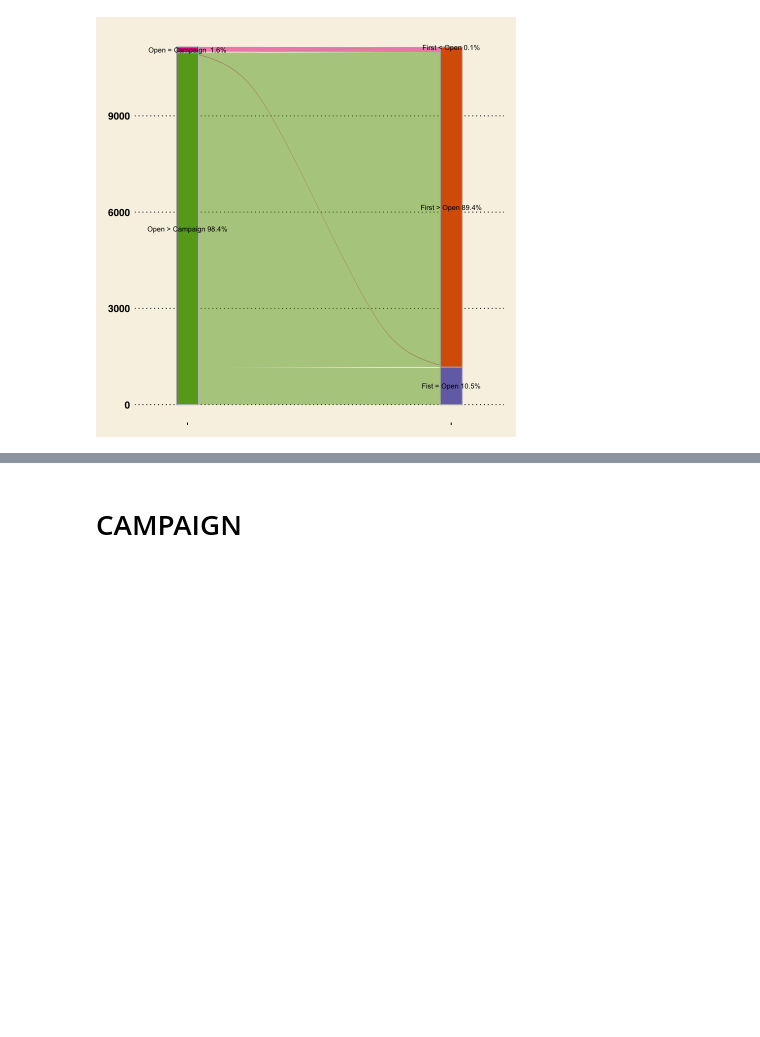
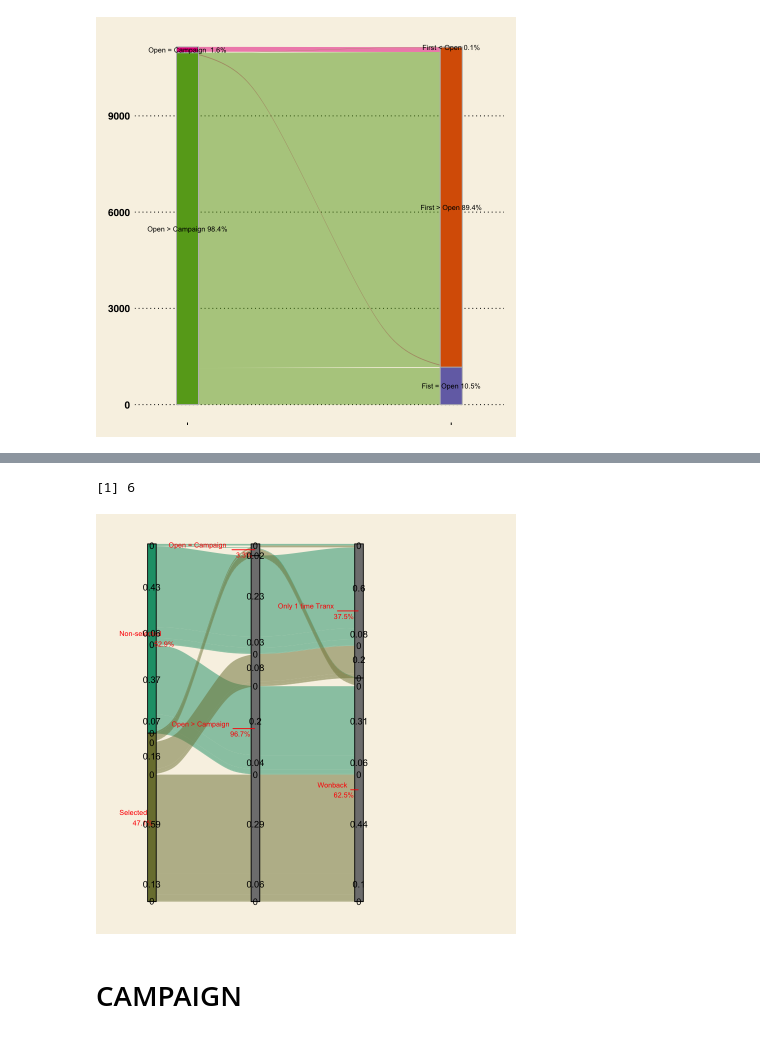
Before and after one commit to VIB-DSC-Data/Topup-dashboard, a Jupyter notebook: Lab1.ipynb, the cells around one changed output, grey strips where cells are left out. Saved outputs shown, nothing was run; the diff lists cells and outputs as text; code cells hidden in the pictures; blank space fills up the shorter version.

```diff
--- a/Lab1.ipynb
+++ b/Lab1.ipynb
@@ -537,0 +658,9 @@ ggplot(after2, aes(y = Freq, axis1 = State1, axis2 = State2)) +
+# %%
+newdat <- layer_data(g)
+# newdat <- newdat[newdat$side == "start", ]
+split <- split(newdat, interaction(newdat$stratum, newdat$x))
+split <- lapply(split, function(dat) {
+  dat$label <- dat$label / sum(dat$label)
+  dat
+})
+newdat <- do.call(rbind, split)
@@ -538,3 +749,36 @@ ggplot(after2, aes(y = Freq, axis1 = State1, axis2 = State2)) +
+# %%
+t <- newdat %>% filter(!duplicated(label))
+sum(newdat$label)
+# %% [output]
+[1] 6
+# %%
+ ggplot(after2, aes(y = Freq, axis1 = State0, axis2 = State1, axis3 = State2, label = Perc)) +
+  geom_alluvium(aes(fill = State0), width = 0) +
+  geom_stratum(width = 1/12, aes(fill = State0), color = "black") +
+  # geom_label(stat = "stratum", aes(label = paste(after_stat(stratum),percent(after_stat(prop), accuracy = .1))), size = 3) +
+  geom_text_repel(stat = "stratum", aes(label = paste(after_stat(stratum),'\n',percent(after_stat(prop), accuracy = .1))), size = 3, hjust = 1.5, color = 'red') +
+  geom_text(data = newdat %>% filter(!duplicated(label)), aes(x = x, y = y, label = round(label, 2)),
+            inherit.aes = FALSE, check_overlap = TRUE) +
+#   geom_text_repel(stat = "flow", aes(label = paste(Perc,'%')), nudge_x = 0.2, size = 2, inherit.aes = FALSE) +
+  scale_x_discrete(limits = c("State1", "State2","State3","State4"), expand = c(.1, .1,.1,.1)) +
+  scale_fill_manual(values = colorRampPalette(brewer.pal(name="Dark2", n = 8))(15)) +
+  theme_wsj() +
+  theme(axis.line=element_blank(),
+      axis.text.x=element_blank(),
+      axis.text.y=element_blank(),
+      axis.ticks.x=element_blank(),
+      axis.ticks.y=element_blank(),
+      axis.title.x=element_blank(),
+      axis.title.y=element_blank(),
+      legend.position="none",
+      panel.background=element_blank(),
+     #  panel.border=element_blank(),
+      panel.grid.major=element_blank(),
+      panel.grid.minor=element_blank(),
+     #  plot.background=element_blank()
+      )
+# %% [output]
+[figure, added]
 # %% [markdown]
 # CAMPAIGN
 # %%
```
Also changed, not shown: parts of 16 cells of this notebook, 3 other files.
